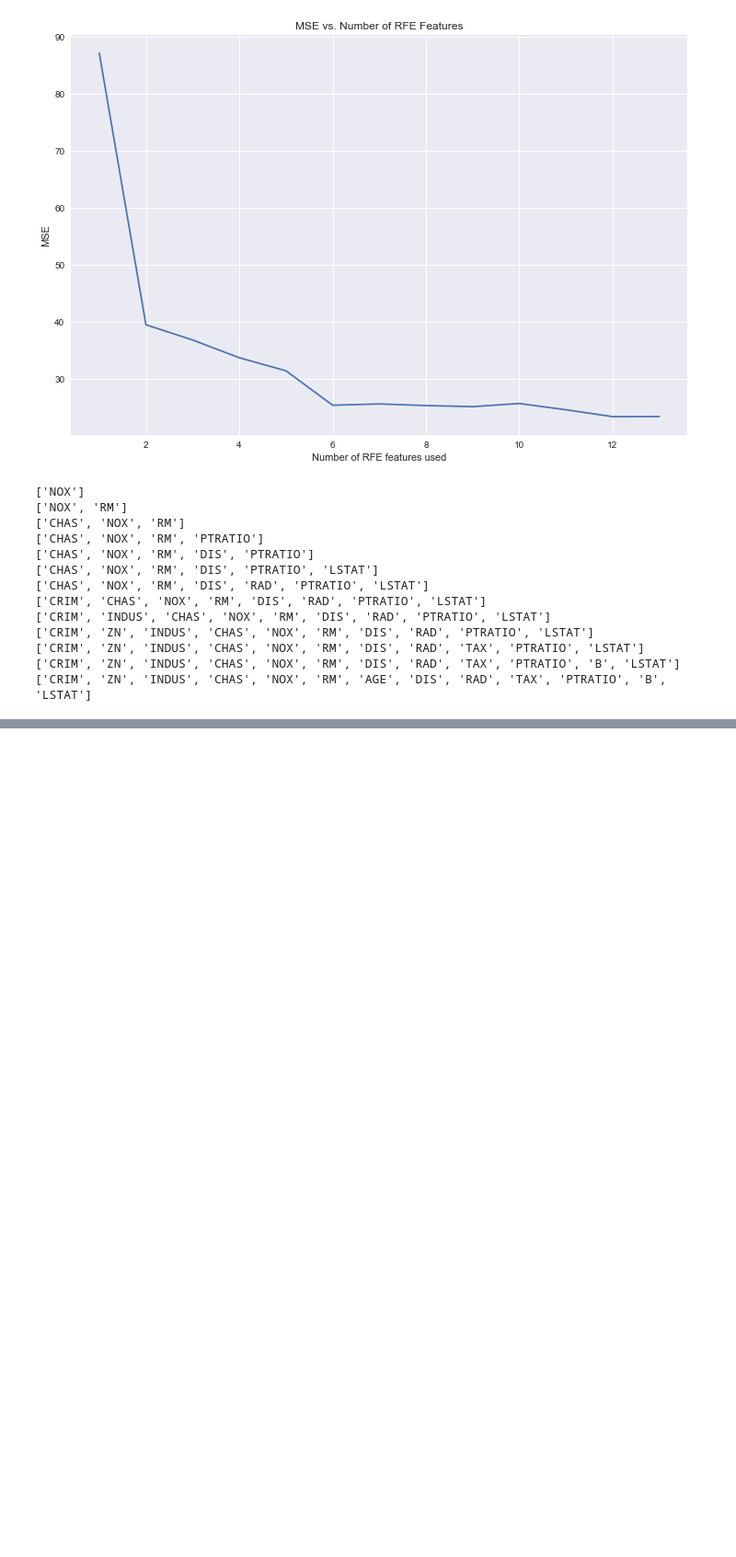
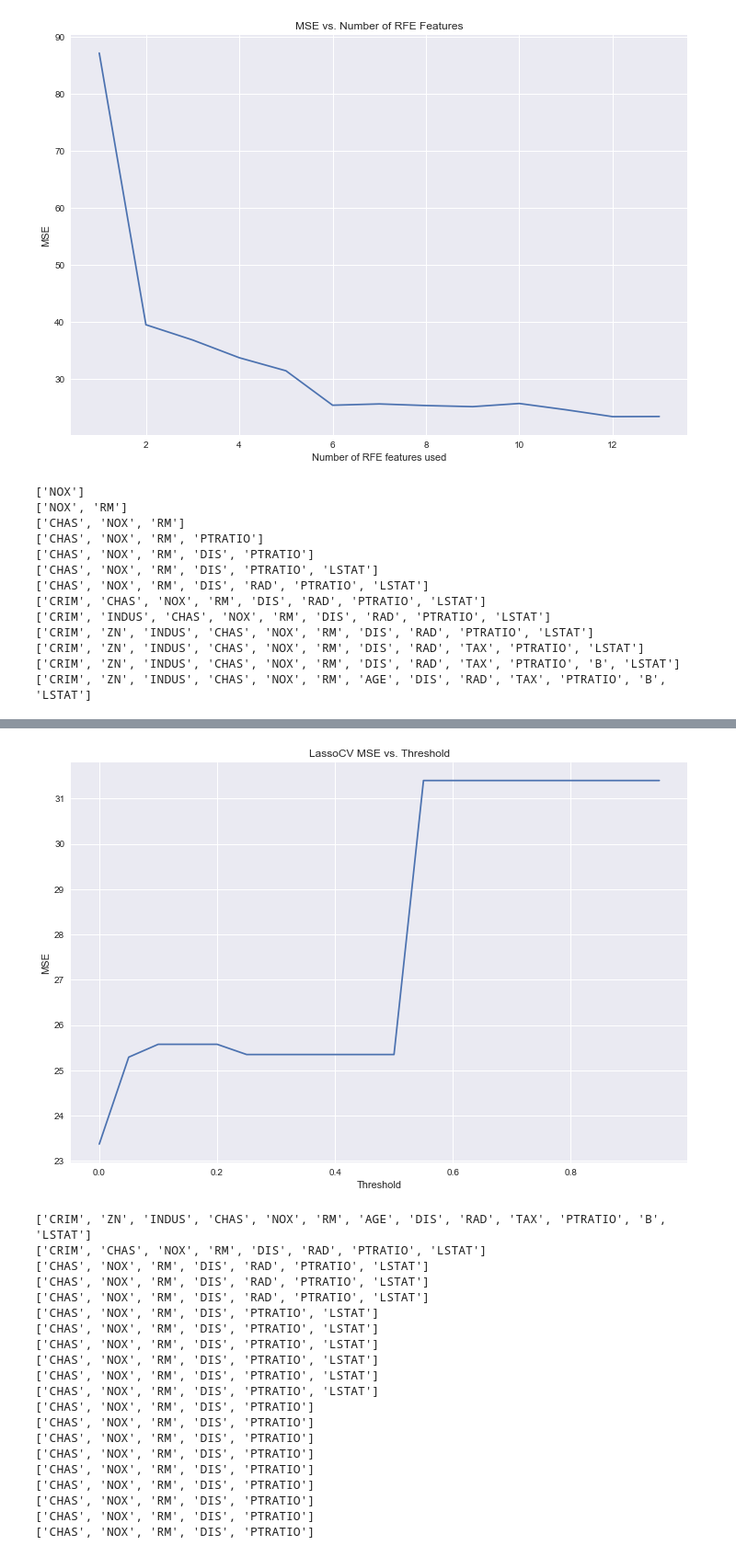
Before and after one commit to Rosswell/k2_datascience, a Jupyter notebook: Data_Preprocessing+Resampling/Preprocessing_exercise.ipynb, the cells around one changed output, grey strips where cells are left out. Shown: that part at 92% size. Drawn from its saved outputs; the diff is of its cells as text; code cells hidden in the pictures; blank space fills up the shorter version.

```diff
--- a/Data_Preprocessing+Resampling/Preprocessing_exercise.ipynb
+++ b/Data_Preprocessing+Resampling/Preprocessing_exercise.ipynb
@@ -563,0 +575,54 @@ for feats in sfmBestFeatures:
+# %%
+from sklearn.linear_model import LassoCV
+
+sfmMseList = []
+sfmBestFeatures = []
+thresh_list = np.arange(0, 1, 0.05)
+
+for thresh in thresh_list:
+    # skb works by fit_transforming the X and y datasets using f_regression, then using those transformed datasets as
+    # input to the linear regression model
+    lcv = LassoCV(normalize=True)
+    sfm = SelectFromModel(lcv, threshold=thresh)
+
+    XTrainTemp = sfm.fit_transform(XTrain, yTrain.values.ravel())
+    XTestTemp = sfm.transform(XTest)
+
+    lm.fit(XTrainTemp, yTrain)
+
+    sfmMseList.append(mean_squared_error(yTest, lm.predict(XTestTemp)))
+    # get_support returns a boolean list of the features used for the select K Best model
+
+    sfmBestFeatures.append(list(compress(list(boston.feature_names),sfm.get_support())))
+
+
+plt.figure(figsize=(12,8))
+plt.plot(thresh_list, sfmMseList)
+plt.xlabel('Threshold')
+plt.ylabel('MSE')
+plt.title('LassoCV MSE vs. Threshold')
+plt.show()
+for feats in sfmBestFeatures:
+    print(str(feats))
+# %% [output]
+[figure, added]
+['CRIM', 'ZN', 'INDUS', 'CHAS', 'NOX', 'RM', 'AGE', 'DIS', 'RAD', 'TAX', 'PTRATIO', 'B', 'LSTAT']
+['CRIM', 'CHAS', 'NOX', 'RM', 'DIS', 'RAD', 'PTRATIO', 'LSTAT']
+['CHAS', 'NOX', 'RM', 'DIS', 'RAD', 'PTRATIO', 'LSTAT']
+['CHAS', 'NOX', 'RM', 'DIS', 'RAD', 'PTRATIO', 'LSTAT']
+['CHAS', 'NOX', 'RM', 'DIS', 'RAD', 'PTRATIO', 'LSTAT']
+['CHAS', 'NOX', 'RM', 'DIS', 'PTRATIO', 'LSTAT']
+['CHAS', 'NOX', 'RM', 'DIS', 'PTRATIO', 'LSTAT']
+['CHAS', 'NOX', 'RM', 'DIS', 'PTRATIO', 'LSTAT']
+['CHAS', 'NOX', 'RM', 'DIS', 'PTRATIO', 'LSTAT']
+['CHAS', 'NOX', 'RM', 'DIS', 'PTRATIO', 'LSTAT']
+['CHAS', 'NOX', 'RM', 'DIS', 'PTRATIO', 'LSTAT']
+['CHAS', 'NOX', 'RM', 'DIS', 'PTRATIO']
+['CHAS', 'NOX', 'RM', 'DIS', 'PTRATIO']
+['CHAS', 'NOX', 'RM', 'DIS', 'PTRATIO']
+['CHAS', 'NOX', 'RM', 'DIS', 'PTRATIO']
+['CHAS', 'NOX', 'RM', 'DIS', 'PTRATIO']
+['CHAS', 'NOX', 'RM', 'DIS', 'PTRATIO']
+['CHAS', 'NOX', 'RM', 'DIS', 'PTRATIO']
+['CHAS', 'NOX', 'RM', 'DIS', 'PTRATIO']
+['CHAS', 'NOX', 'RM', 'DIS', 'PTRATIO']
```
Also changed, not shown: parts of 1 cell of this notebook.
